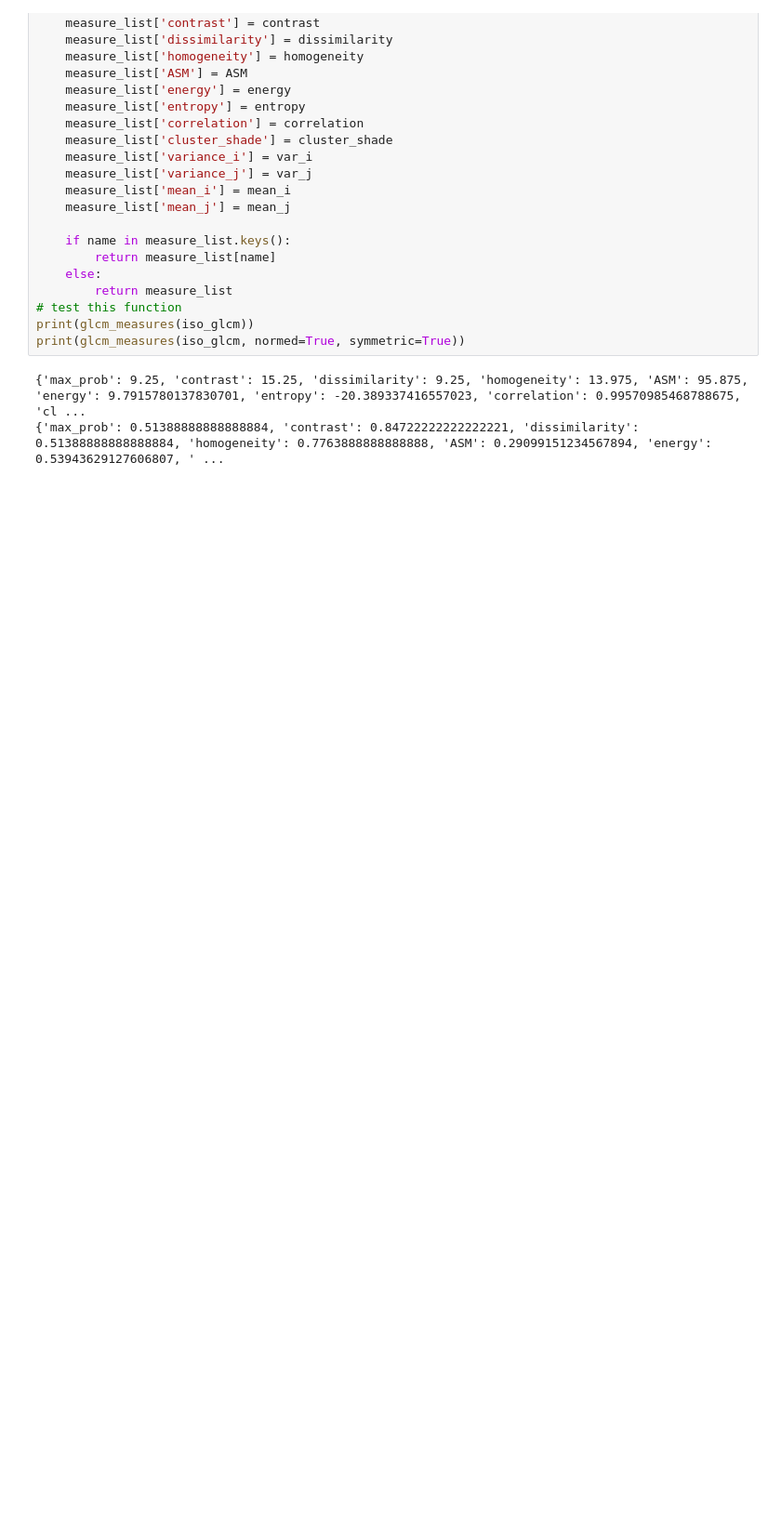
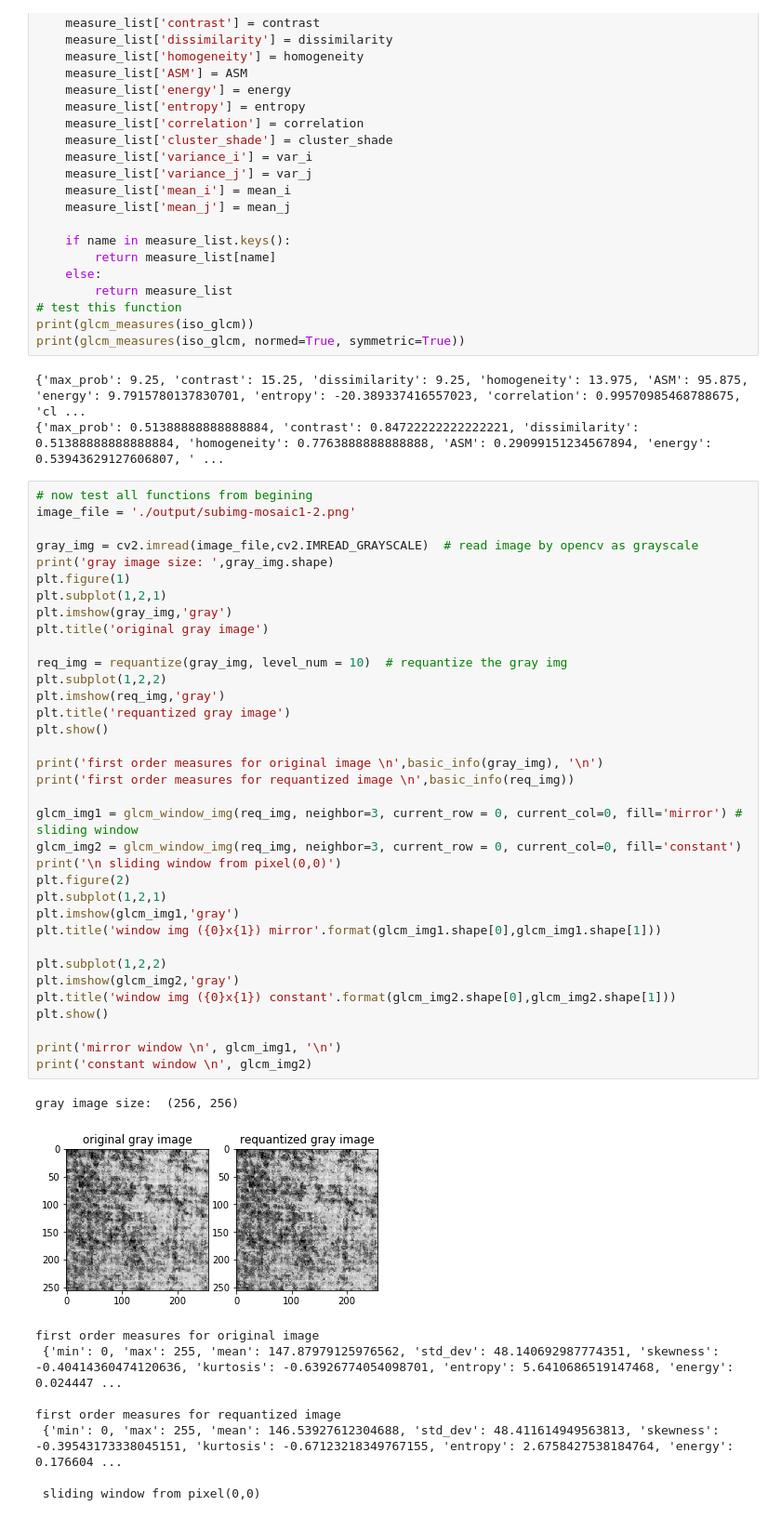
Before and after one commit to samleoqh/digital-img-ana, a Jupyter notebook: exercise/GLCM.ipynb, the cells around one changed output. Shown: that part at 93% size. Saved outputs shown, nothing was run; the diff lists cells and outputs as text; blank space fills up the shorter version.

Commit message:
add function test code

```diff
--- a/exercise/GLCM.ipynb
+++ b/exercise/GLCM.ipynb
@@ -718,3 +717,48 @@ print(glcm_measures(iso_glcm, normed=True, symmetric=True))
 # %% [output]
 {'max_prob': 9.25, 'contrast': 15.25, 'dissimilarity': 9.25, 'homogeneity': 13.975, 'ASM': 95.875, 'energy': 9.7915780137830701, 'entropy': -20.389337416557023, 'correlation': 0.99570985468788675, 'cl ...
 {'max_prob': 0.51388888888888884, 'contrast': 0.84722222222222221, 'dissimilarity': 0.51388888888888884, 'homogeneity': 0.7763888888888888, 'ASM': 0.29099151234567894, 'energy': 0.53943629127606807, ' ...
+# %%
+# now test all functions from begining
+image_file = './output/subimg-mosaic1-2.png'
+
+gray_img = cv2.imread(image_file,cv2.IMREAD_GRAYSCALE)  # read image by opencv as grayscale
+print('gray image size: ',gray_img.shape)
+plt.figure(1)
+plt.subplot(1,2,1)
+plt.imshow(gray_img,'gray')
+plt.title('original gray image')
+
+req_img = requantize(gray_img, level_num = 10)  # requantize the gray img
+plt.subplot(1,2,2)
+plt.imshow(req_img,'gray')
+plt.title('requantized gray image')
+plt.show()
+
+print('first order measures for original image \n',basic_info(gray_img), '\n')
+print('first order measures for requantized image \n',basic_info(req_img))
+
+glcm_img1 = glcm_window_img(req_img, neighbor=3, current_row = 0, current_col=0, fill='mirror') # sliding window
+glcm_img2 = glcm_window_img(req_img, neighbor=3, current_row = 0, current_col=0, fill='constant')
+print('\n sliding window from pixel(0,0)')
+plt.figure(2)
+plt.subplot(1,2,1)
+plt.imshow(glcm_img1,'gray')
+plt.title('window img ({0}x{1}) mirror'.format(glcm_img1.shape[0],glcm_img1.shape[1]))
+
+plt.subplot(1,2,2)
+plt.imshow(glcm_img2,'gray')
+plt.title('window img ({0}x{1}) constant'.format(glcm_img2.shape[0],glcm_img2.shape[1]))
+plt.show()
+
+print('mirror window \n', glcm_img1, '\n')
+print('constant window \n', glcm_img2)
+# %% [output]
+gray image size:  (256, 256)
+[figure, added]
+first order measures for original image
+ {'min': 0, 'max': 255, 'mean': 147.87979125976562, 'std_dev': 48.140692987774351, 'skewness': -0.40414360474120636, 'kurtosis': -0.63926774054098701, 'entropy': 5.6410686519147468, 'energy': 0.024447 ...
+
+first order measures for requantized image
+ {'min': 0, 'max': 255, 'mean': 146.53927612304688, 'std_dev': 48.411614949563813, 'skewness': -0.39543173338045151, 'kurtosis': -0.67123218349767155, 'entropy': 2.6758427538184764, 'energy': 0.176604 ...
+
+ sliding window from pixel(0,0)
```
Also changed, not shown: parts of 4 cells of this notebook.
